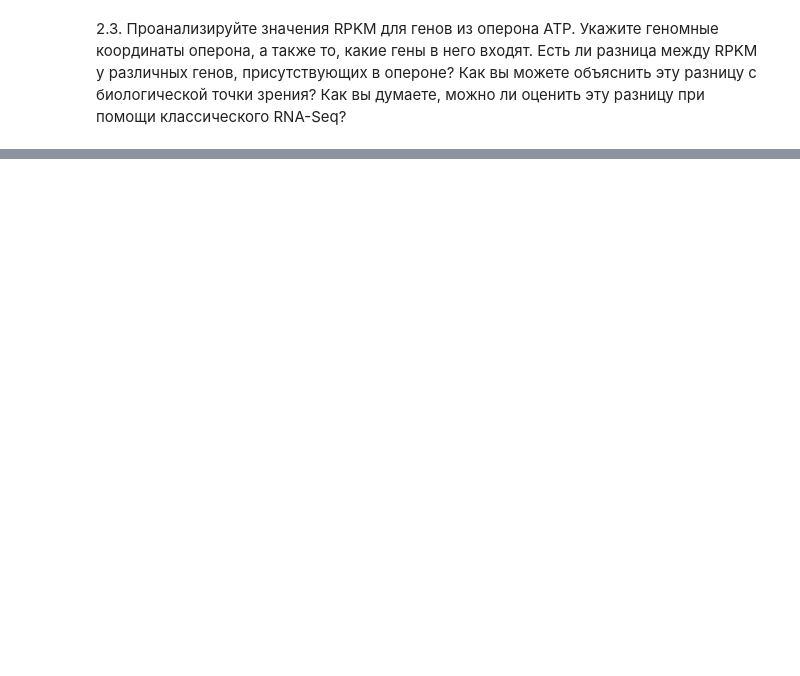
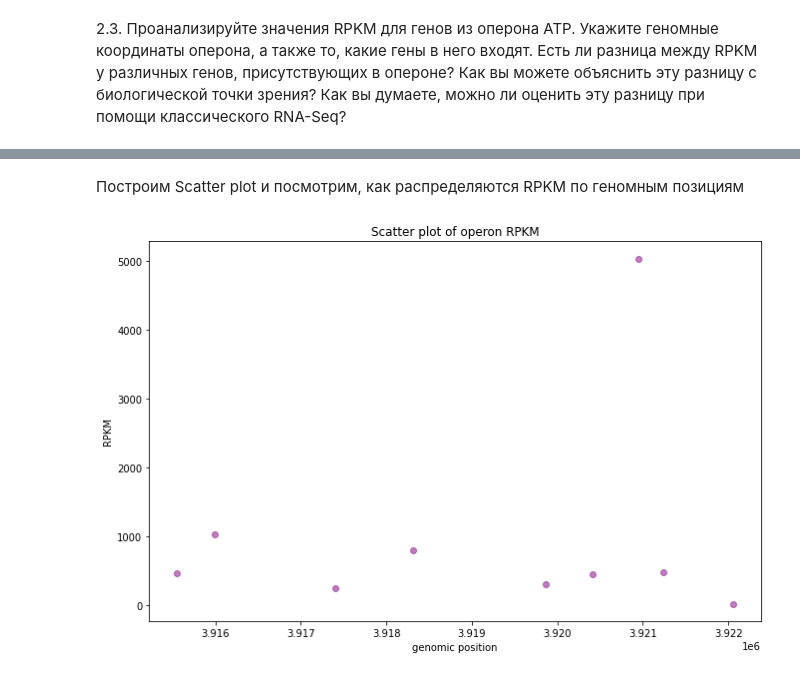
Before and after one commit to anuytok/4-HW-RNA-seq, a Jupyter notebook: Ribo_seq_Ефимова_Аня.ipynb, the cells around one changed output, grey strips where cells are left out. Cells and saved outputs as stored; diff of their text form; code cells hidden in the pictures; blank space fills up the shorter version.

```diff
--- a/Ribo_seq_Ефимова_Аня.ipynb
+++ b/Ribo_seq_Ефимова_Аня.ipynb
@@ -1744,0 +1849,3 @@ result_of_norm
+# %%
+ATP = annotation.loc[annotation['ATP'].str.contains('atp')]
+ATP
@@ -1744,0 +1863,4 @@ result_of_norm
+# %%
+operon = result_of_norm[result_of_norm['genomic_position'].between(annotation['1'][8035], annotation['4641652'][8051])]
+operon = operon.set_index(ATP['ATP'])
+operon
@@ -1744,0 +1879,3 @@ result_of_norm
+# %%
+operon = operon.sort_values(by='RPKM', ascending = False)
+operon
@@ -1744,0 +1894,15 @@ result_of_norm
+# %% [markdown]
+Построим Scatter plot и посмотрим, как распределяются RPKM по геномным позициям
+# %%
+op_p = operon[["genomic_position"]].to_numpy()
+op_rpkm = operon[["RPKM"]].to_numpy()
+op_val = operon[["values"]].to_numpy()
+# %%
+fig, ax = plt.subplots(figsize=(11, 7))
+ax.scatter(op_p, op_rpkm, c='purple', alpha=0.5)
+ax.set_title('Scatter plot of operon RPKM')
+ax.set_xlabel('genomic position')
+ax.set_ylabel('RPKM')
+plt.show()
+# %% [output]
+[figure, added]
```
Also changed, not shown: parts of 49 cells of this notebook.
